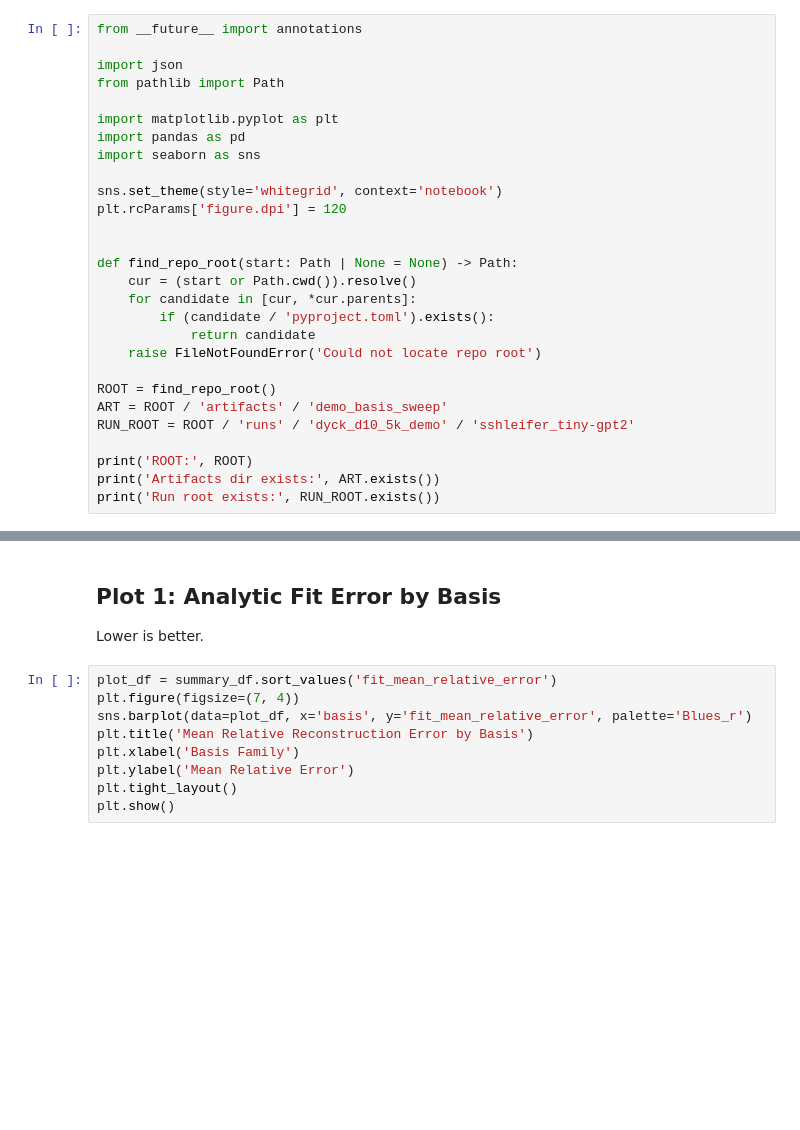
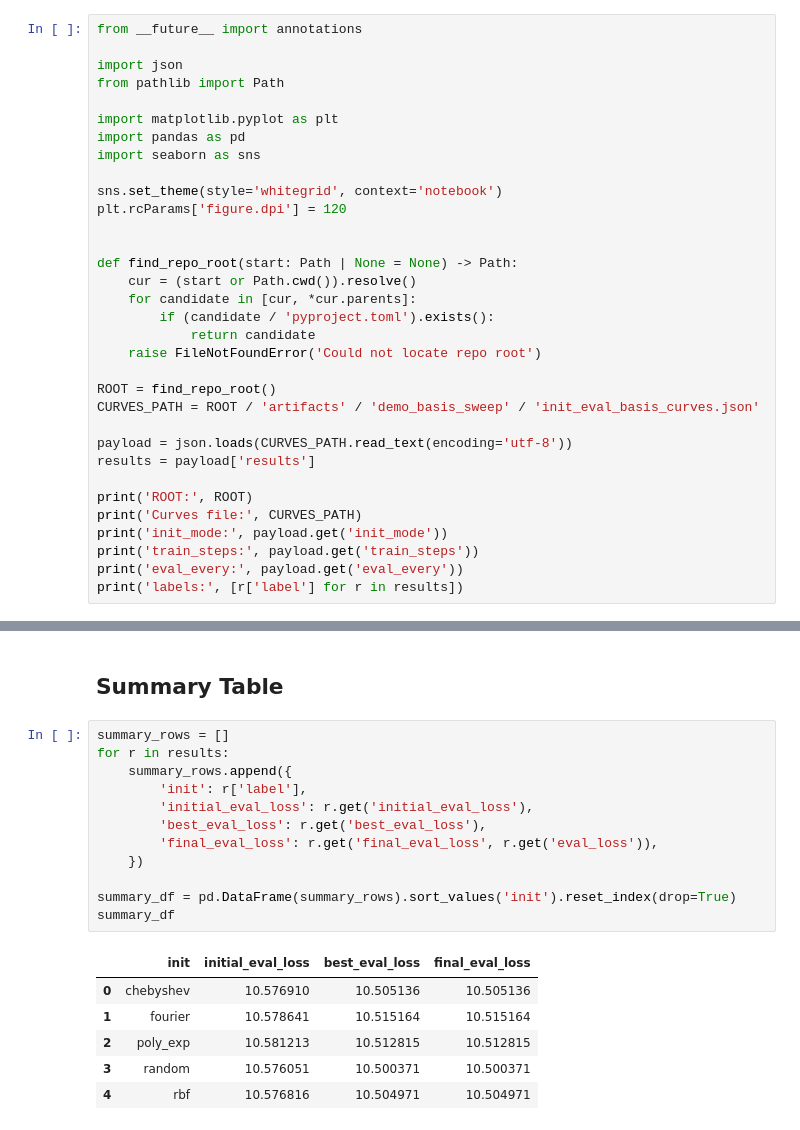
Before and after one commit to jopetty/platonic-init, a Jupyter notebook: output/jupyter-notebook/dyck-tinygpt2-basis-sweep.ipynb, the cells around one changed output, grey strips where cells are left out. Cells and saved outputs as stored; diff of their text form; blank space fills up the shorter version.

```diff
--- a/output/jupyter-notebook/dyck-tinygpt2-basis-sweep.ipynb
+++ b/output/jupyter-notebook/dyck-tinygpt2-basis-sweep.ipynb
@@ -29,9 +28,14 @@ def find_repo_root(start: Path | None = None) -> Path:
     raise FileNotFoundError('Could not locate repo root')
 
 ROOT = find_repo_root()
-ART = ROOT / 'artifacts' / 'demo_basis_sweep'
-RUN_ROOT = ROOT / 'runs' / 'dyck_d10_5k_demo' / 'sshleifer_tiny-gpt2'
+CURVES_PATH = ROOT / 'artifacts' / 'demo_basis_sweep' / 'init_eval_basis_curves.json'
+
+payload = json.loads(CURVES_PATH.read_text(encoding='utf-8'))
+results = payload['results']
 
 print('ROOT:', ROOT)
-print('Artifacts dir exists:', ART.exists())
-print('Run root exists:', RUN_ROOT.exists())
+print('Curves file:', CURVES_PATH)
+print('init_mode:', payload.get('init_mode'))
+print('train_steps:', payload.get('train_steps'))
+print('eval_every:', payload.get('eval_every'))
+print('labels:', [r['label'] for r in results])
@@ -81,13 +49,22 @@ summary_df
-# %% [markdown]
-## Plot 1: Analytic Fit Error by Basis
-Lower is better.
-# %%
-plot_df = summary_df.sort_values('fit_mean_relative_error')
-plt.figure(figsize=(7, 4))
-sns.barplot(data=plot_df, x='basis', y='fit_mean_relative_error', palette='Blues_r')
-plt.title('Mean Relative Reconstruction Error by Basis')
-plt.xlabel('Basis Family')
-plt.ylabel('Mean Relative Error')
-plt.tight_layout()
-plt.show()
+# %% [markdown]
+## Summary Table
+# %%
+summary_rows = []
+for r in results:
+    summary_rows.append({
+        'init': r['label'],
+        'initial_eval_loss': r.get('initial_eval_loss'),
+        'best_eval_loss': r.get('best_eval_loss'),
+        'final_eval_loss': r.get('final_eval_loss', r.get('eval_loss')),
+    })
+
+summary_df = pd.DataFrame(summary_rows).sort_values('init').reset_index(drop=True)
+summary_df
+# %% [output]
+|  | init | initial_eval_loss | best_eval_loss | final_eval_loss |
+| 0 | chebyshev | 10.576910 | 10.505136 | 10.505136 |
+| 1 | fourier | 10.578641 | 10.515164 | 10.515164 |
+| 2 | poly_exp | 10.581213 | 10.512815 | 10.512815 |
+| 3 | random | 10.576051 | 10.500371 | 10.500371 |
+| 4 | rbf | 10.576816 | 10.504971 | 10.504971 |
 # %% [markdown]
```
Also changed, not shown: parts of 15 cells of this notebook, 7 other files.
